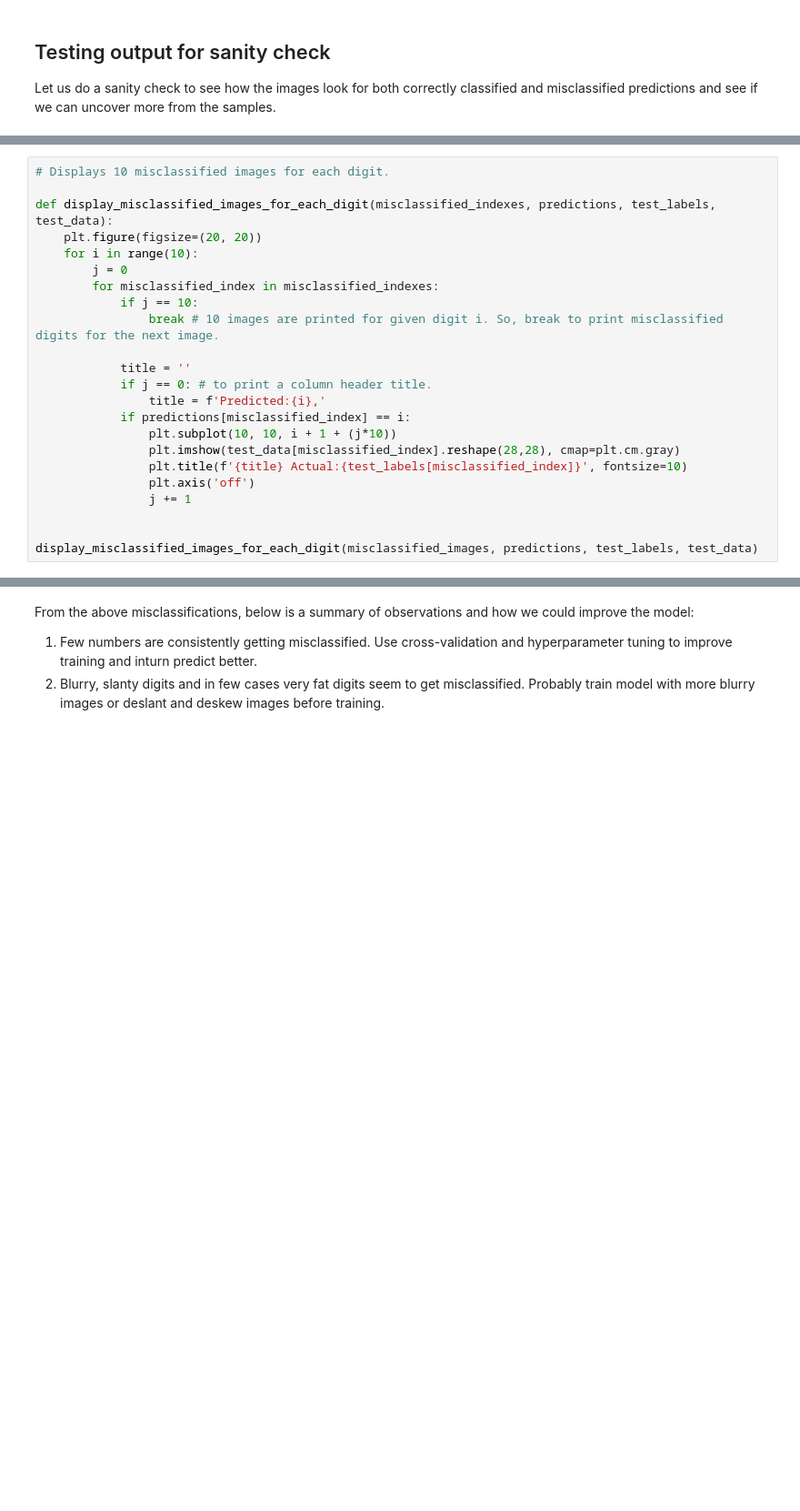
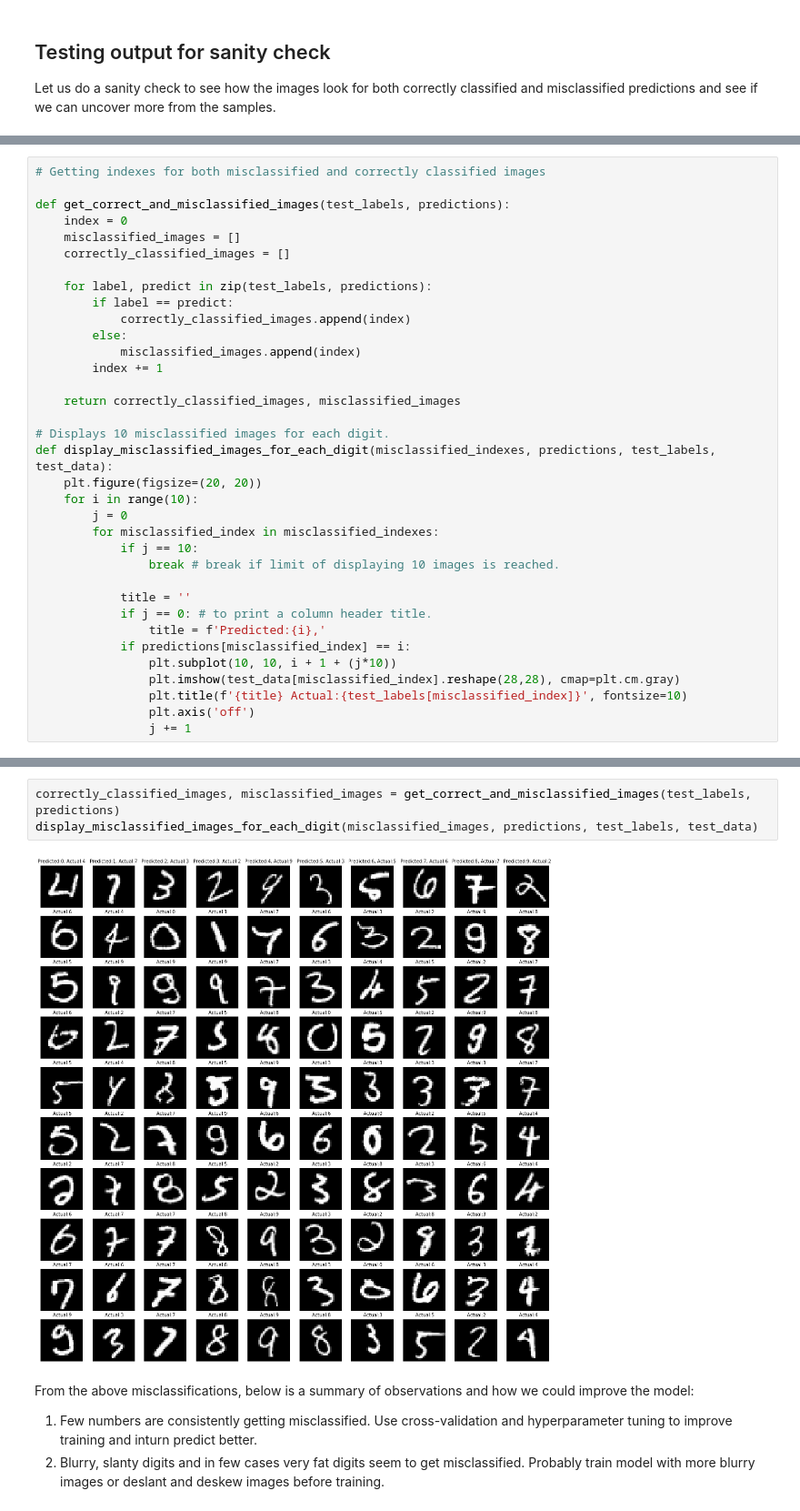
Before and after one commit to vandana-iyer/MNIST-playground, a Jupyter notebook: Linear Classifiers/01_MNIST_LogisticRegression.ipynb, the cells around one changed output, grey strips where cells are left out. Shown at 91% size. Drawn from its saved outputs; the diff is of its cells as text; blank space fills up the shorter version.

```diff
--- a/Linear Classifiers/01_MNIST_LogisticRegression.ipynb
+++ b/Linear Classifiers/01_MNIST_LogisticRegression.ipynb
@@ -195,13 +186,28 @@ for label, predict in zip(test_labels, predictions):
 # %%
+# Getting indexes for both misclassified and correctly classified images
+
+def get_correct_and_misclassified_images(test_labels, predictions):
+    index = 0
+    misclassified_images = []
+    correctly_classified_images = []
+
+    for label, predict in zip(test_labels, predictions):
+        if label == predict:
+            correctly_classified_images.append(index)
+        else:
+            misclassified_images.append(index)
+        index += 1
+
+    return correctly_classified_images, misclassified_images
+
 # Displays 10 misclassified images for each digit.
-
 def display_misclassified_images_for_each_digit(misclassified_indexes, predictions, test_labels, test_data):
     plt.figure(figsize=(20, 20))
     for i in range(10):
         j = 0
         for misclassified_index in misclassified_indexes:
             if j == 10:
-                break # 10 images are printed for given digit i. So, break to print misclassified digits for the next image.
+                break # break if limit of displaying 10 images is reached.
 
             title = ''
             if j == 0: # to print a column header title.
@@ -212,6 +218,3 @@ def display_misclassified_images_for_each_digit(misclassified_indexes, predictio
                 plt.title(f'{title} Actual:{test_labels[misclassified_index]}', fontsize=10)
                 plt.axis('off')
                 j += 1
-
-
-display_misclassified_images_for_each_digit(misclassified_images, predictions, test_labels, test_data)
@@ -220,3 +221,8 @@ display_misclassified_images_for_each_digit(misclassified_images, predictions, t
+# %%
+correctly_classified_images, misclassified_images = get_correct_and_misclassified_images(test_labels, predictions)
+display_misclassified_images_for_each_digit(misclassified_images, predictions, test_labels, test_data)
+# %% [output]
+[figure, added]
 # %% [markdown]
 From the above misclassifications, below is a summary of observations and how we could improve the model:
 
```
Also changed, not shown: parts of 52 cells of this notebook.
